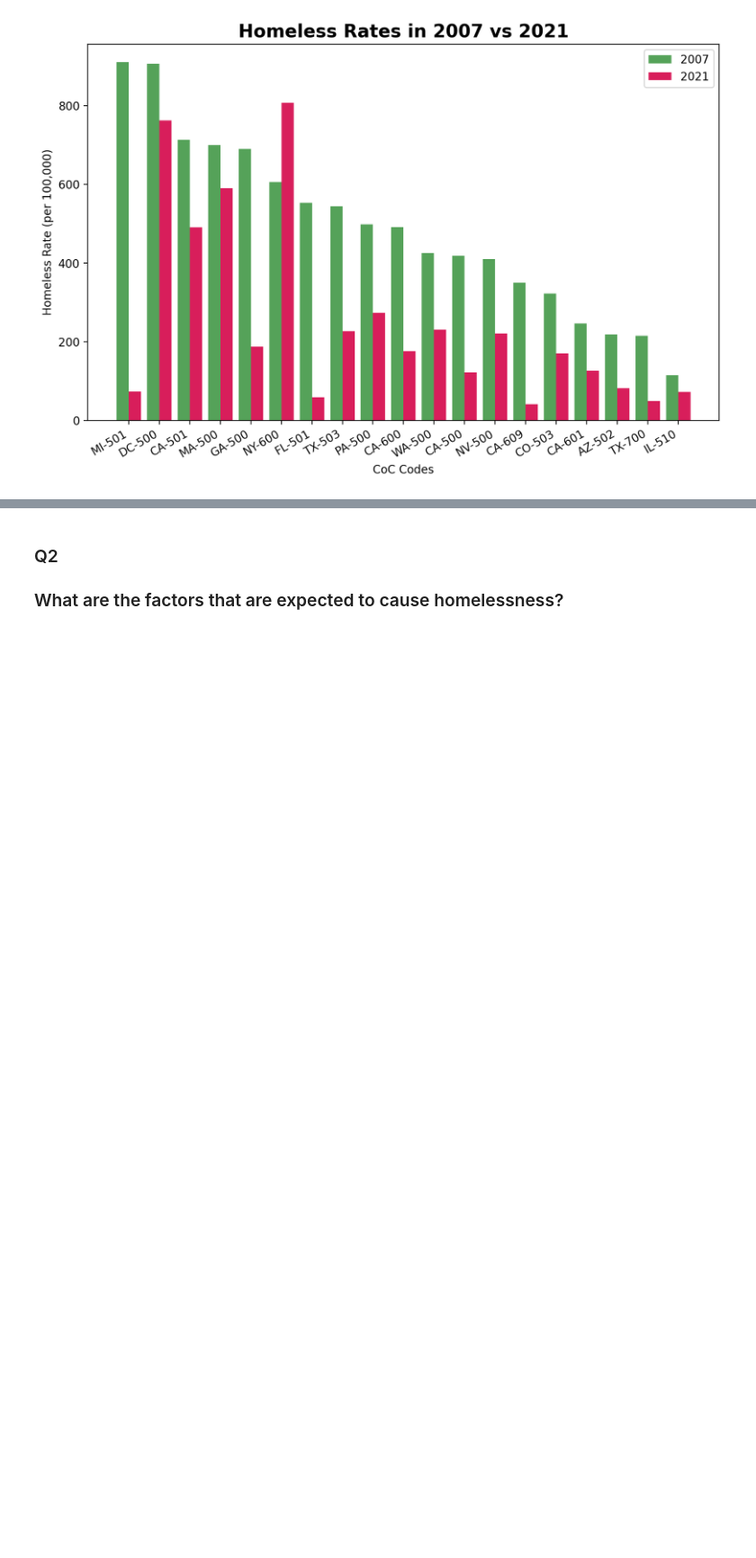
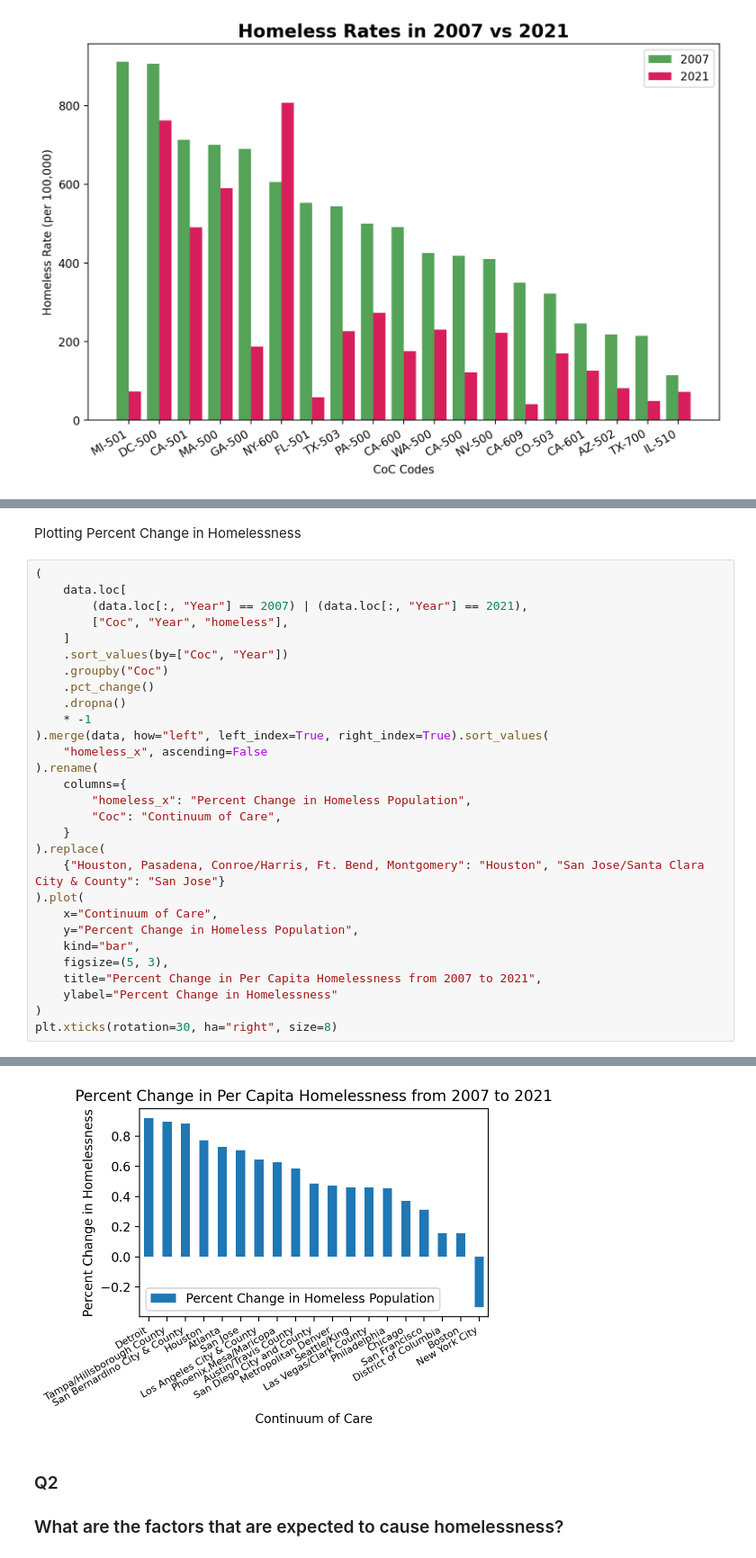
Before and after one commit to heath3rq/Python_Homelessness-Causal-Inference-Analysis, a Jupyter notebook: 30_results/eda.ipynb, the cells around one changed output, grey strips where cells are left out. Shown at 90% size. Saved outputs shown, nothing was run; the diff lists cells and outputs as text; blank space fills up the shorter version.

```diff
--- a/30_results/eda.ipynb
+++ b/30_results/eda.ipynb
@@ -83,0 +122,32 @@ plt.show()
+# %% [markdown]
+Plotting Percent Change in Homelessness
+# %%
+(
+    data.loc[
+        (data.loc[:, "Year"] == 2007) | (data.loc[:, "Year"] == 2021),
+        ["Coc", "Year", "homeless"],
+    ]
+    .sort_values(by=["Coc", "Year"])
+    .groupby("Coc")
+    .pct_change()
+    .dropna()
+    * -1
+).merge(data, how="left", left_index=True, right_index=True).sort_values(
+    "homeless_x", ascending=False
+).rename(
+    columns={
+        "homeless_x": "Percent Change in Homeless Population",
+        "Coc": "Continuum of Care",
+    }
+).replace(
+    {"Houston, Pasadena, Conroe/Harris, Ft. Bend, Montgomery": "Houston", "San Jose/Santa Clara City & County": "San Jose"}
+).plot(
+    x="Continuum of Care",
+    y="Percent Change in Homeless Population",
+    kind="bar",
+    figsize=(5, 3),
+    title="Percent Change in Per Capita Homelessness from 2007 to 2021",
+    ylabel="Percent Change in Homelessness"
+)
+plt.xticks(rotation=30, ha="right", size=8)
+# %% [output]
@@ -84,3 +171,4 @@ plt.show()
+[figure, added]
 # %% [markdown]
 ### Q2
 
```
Also changed, not shown: parts of 3 cells of this notebook.
